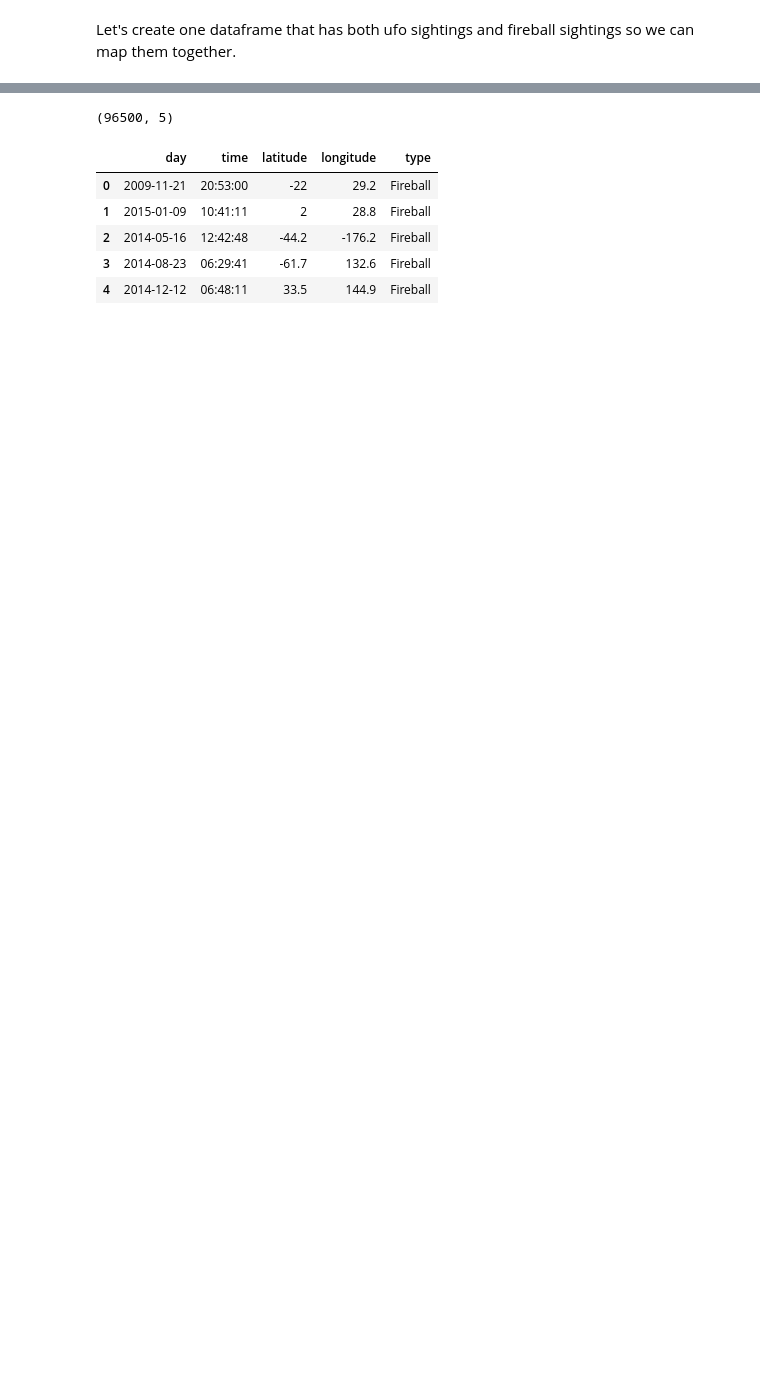
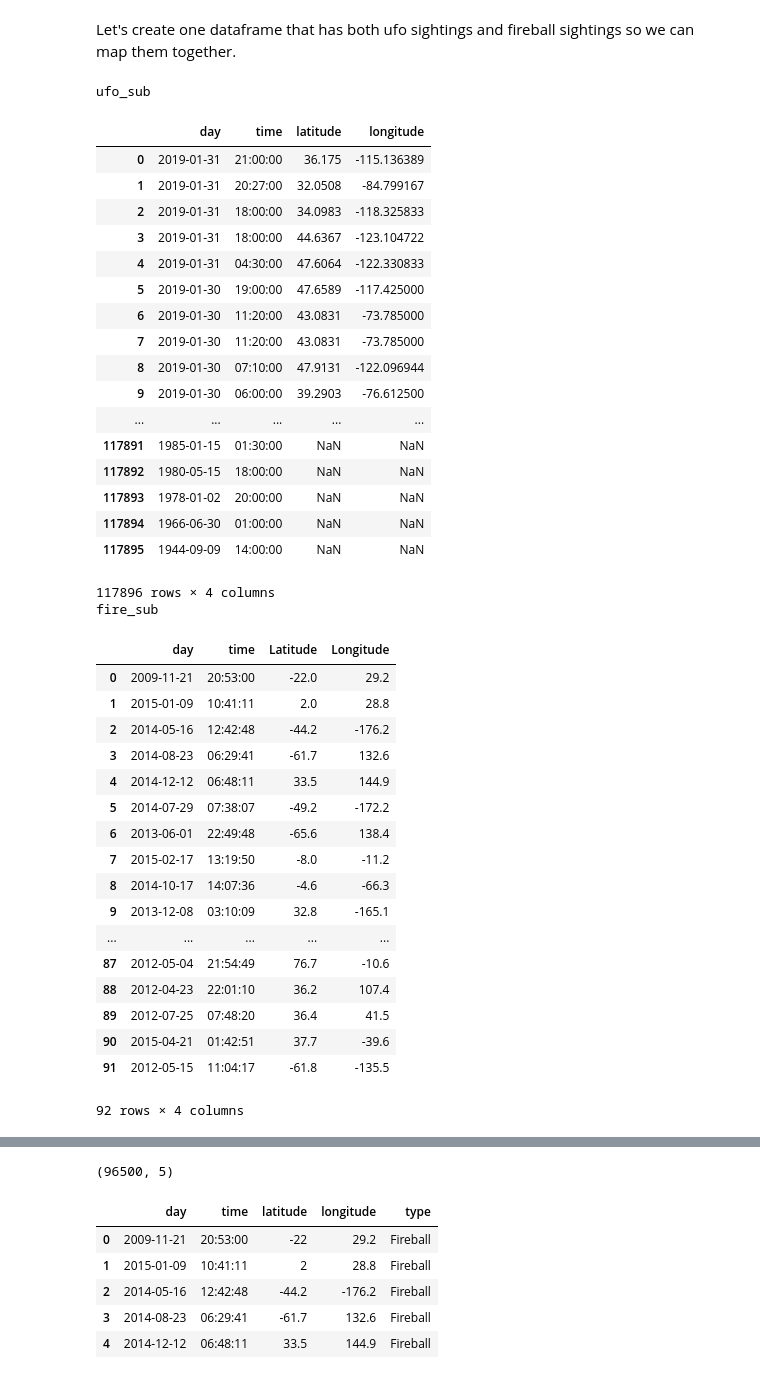
Before and after one commit to MrRutledge/Opendata_Hackathon, a Jupyter notebook: 3. Merging.ipynb, the cells around one changed output, grey strips where cells are left out. Drawn from its saved outputs; the diff is of its cells as text; code cells hidden in the pictures; blank space fills up the shorter version.

```diff
--- a/3. Merging.ipynb
+++ b/3. Merging.ipynb
@@ -128,4 +150,45 @@ ufo_sub = ufo[['day','time','latitude','longitude']]
 fire_sub = fire[['day','time','Latitude','Longitude']]
+# %%
+display('ufo_sub','fire_sub')
+# %% [output]
+ufo_sub
+|  | day | time | latitude | longitude |
+| 0 | 2019-01-31 | 21:00:00 | 36.175 | -115.136389 |
+| 1 | 2019-01-31 | 20:27:00 | 32.0508 | -84.799167 |
+| 2 | 2019-01-31 | 18:00:00 | 34.0983 | -118.325833 |
+| 3 | 2019-01-31 | 18:00:00 | 44.6367 | -123.104722 |
+| 4 | 2019-01-31 | 04:30:00 | 47.6064 | -122.330833 |
+| 5 | 2019-01-30 | 19:00:00 | 47.6589 | -117.425000 |
+| 6 | 2019-01-30 | 11:20:00 | 43.0831 | -73.785000 |
+| 7 | 2019-01-30 | 11:20:00 | 43.0831 | -73.785000 |
+| 8 | 2019-01-30 | 07:10:00 | 47.9131 | -122.096944 |
+| 9 | 2019-01-30 | 06:00:00 | 39.2903 | -76.612500 |
+| ... | ... | ... | ... | ... |
+| 117891 | 1985-01-15 | 01:30:00 | NaN | NaN |
+| 117892 | 1980-05-15 | 18:00:00 | NaN | NaN |
+| 117893 | 1978-01-02 | 20:00:00 | NaN | NaN |
+| 117894 | 1966-06-30 | 01:00:00 | NaN | NaN |
+| 117895 | 1944-09-09 | 14:00:00 | NaN | NaN |
+117896 rows × 4 columns
+fire_sub
+|  | day | time | Latitude | Longitude |
+| 0 | 2009-11-21 | 20:53:00 | -22.0 | 29.2 |
+| 1 | 2015-01-09 | 10:41:11 | 2.0 | 28.8 |
+| 2 | 2014-05-16 | 12:42:48 | -44.2 | -176.2 |
+| 3 | 2014-08-23 | 06:29:41 | -61.7 | 132.6 |
+| 4 | 2014-12-12 | 06:48:11 | 33.5 | 144.9 |
+| 5 | 2014-07-29 | 07:38:07 | -49.2 | -172.2 |
+| 6 | 2013-06-01 | 22:49:48 | -65.6 | 138.4 |
+| 7 | 2015-02-17 | 13:19:50 | -8.0 | -11.2 |
+| 8 | 2014-10-17 | 14:07:36 | -4.6 | -66.3 |
+| 9 | 2013-12-08 | 03:10:09 | 32.8 | -165.1 |
+| ... | ... | ... | ... | ... |
+| 87 | 2012-05-04 | 21:54:49 | 76.7 | -10.6 |
+| 88 | 2012-04-23 | 22:01:10 | 36.2 | 107.4 |
+| 89 | 2012-07-25 | 07:48:20 | 36.4 | 41.5 |
+| 90 | 2015-04-21 | 01:42:51 | 37.7 | -39.6 |
+| 91 | 2012-05-15 | 11:04:17 | -61.8 | -135.5 |
+92 rows × 4 columns
 # %%
 fire_sub = fire_sub.rename(columns = {'Latitude':'latitude','Longitude':'longitude'})
 fire_sub['type']='Fireball'
```
Also changed, not shown: parts of 18 cells of this notebook.
